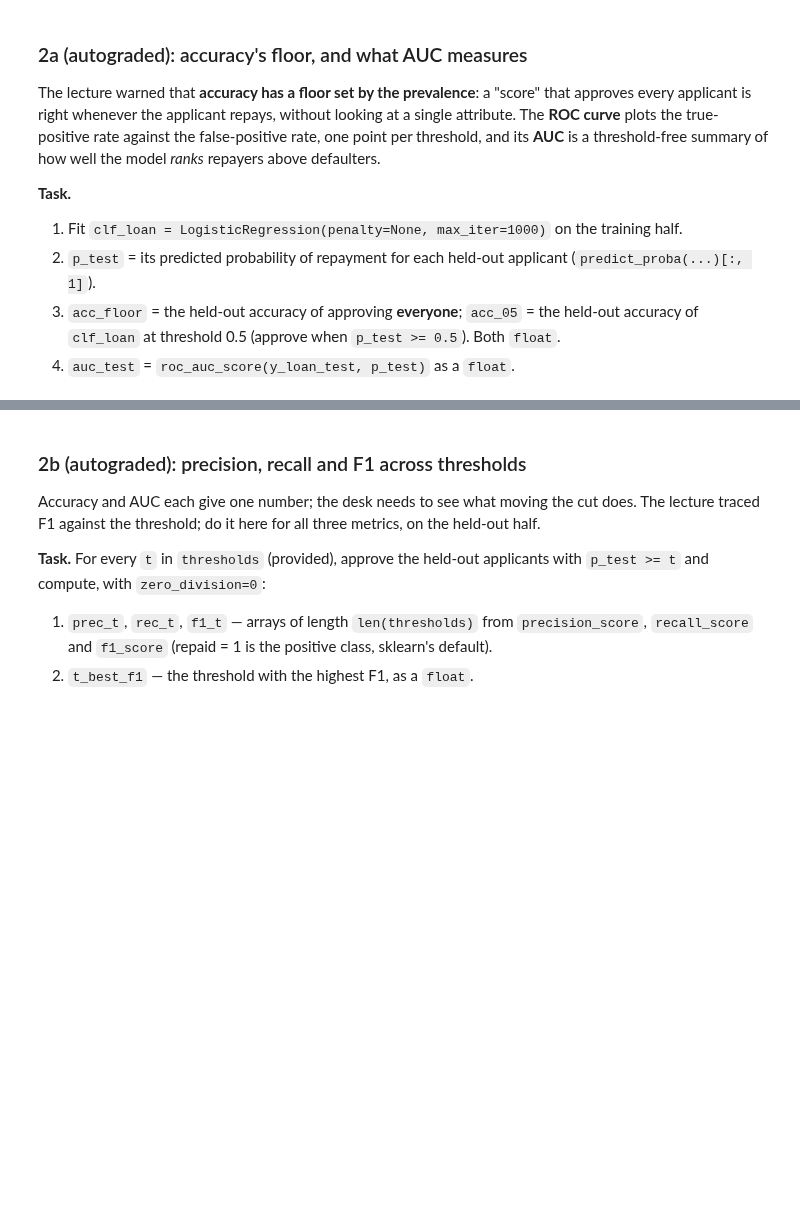
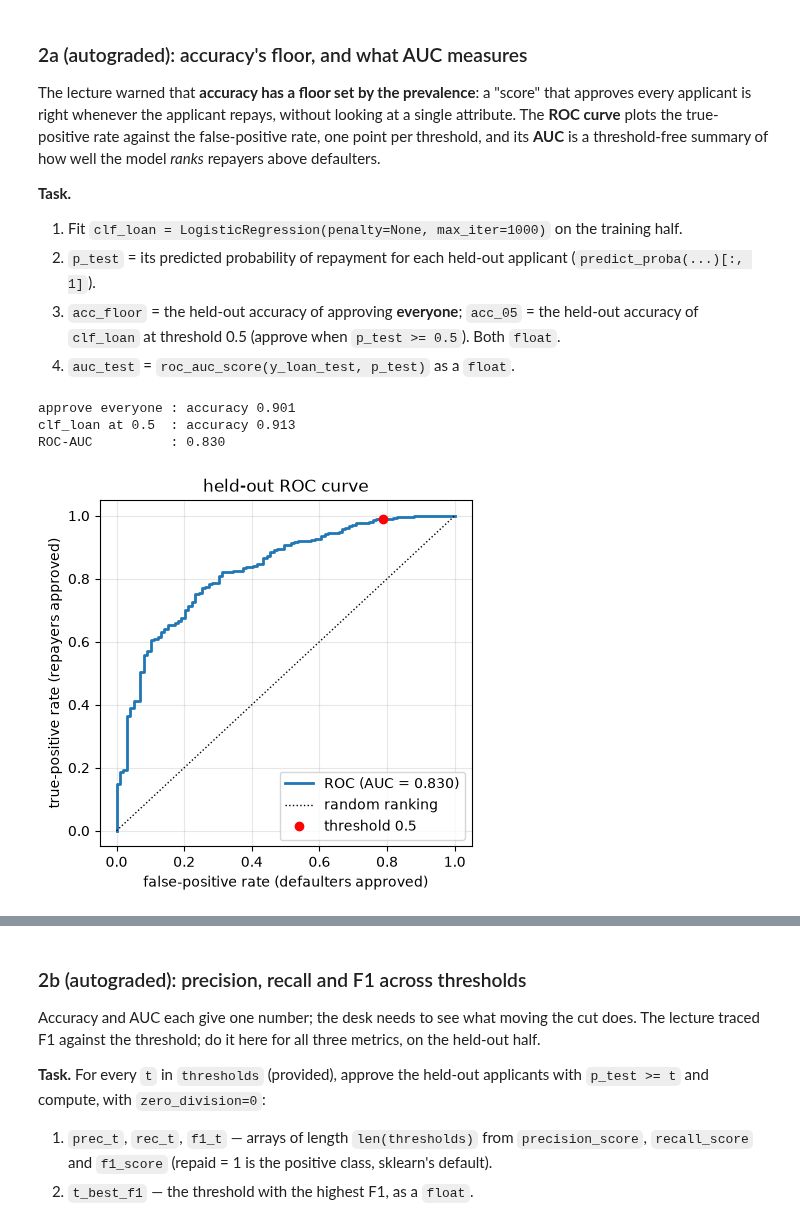
Before and after one commit to WillStill/DS701-Materials-FA26, a Jupyter notebook: class_activity_notebooks/11A-InClass-Exercise-Logistic-Regression-A1/11A-InClass-Exercise-Logistic-Regression-A1.ipynb, the cells around one changed output, grey strips where cells are left out. Drawn from its saved outputs; the diff is of its cells as text; code cells hidden in the pictures; blank space fills up the shorter version.

```diff
--- a/class_activity_notebooks/11A-InClass-Exercise-Logistic-Regression-A1/11A-InClass-Exercise-Logistic-Regression-A1.ipynb
+++ b/class_activity_notebooks/11A-InClass-Exercise-Logistic-Regression-A1/11A-InClass-Exercise-Logistic-Regression-A1.ipynb
@@ -314,20 +356,32 @@ one point per threshold, and its **AUC** is a threshold-free summary of how well
    accuracy of `clf_loan` at threshold 0.5 (approve when `p_test >= 0.5`). Both `float`.
 4. `auc_test` = `roc_auc_score(y_loan_test, p_test)` as a `float`.
 # %%
-...
+clf_loan = LogisticRegression(fit_intercept=True, solver="lbfgs", random_state=SEED)
+clf_loan.fit(X_loan_train, y_loan_train)
+
+p_test = clf_loan.predict_proba(X_loan_test)[:, 1]
+
+acc_floor = accuracy_score(y_loan_test, np.ones_like(y_loan_test))
+acc_05 = accuracy_score(y_loan_test, p_test >= 0.5)
+auc_test = float(roc_auc_score(y_loan_test, p_test))
 
 print(f"approve everyone : accuracy {acc_floor:.3f}")
 print(f"clf_loan at 0.5  : accuracy {acc_05:.3f}")
 print(f"ROC-AUC          : {auc_test:.3f}")
 
 fpr, tpr, _ = roc_curve(y_loan_test, p_test)
 approve = p_test >= 0.5
 plt.figure(figsize=(4.8, 4.5))
 plt.plot(fpr, tpr, lw=2, label=f"ROC (AUC = {auc_test:.3f})")
 plt.plot([0, 1], [0, 1], "k:", lw=1, label="random ranking")
 plt.plot(approve[y_loan_test == 0].mean(), approve[y_loan_test == 1].mean(), "ro", label="threshold 0.5")
 plt.xlabel("false-positive rate (defaulters approved)"); plt.ylabel("true-positive rate (repayers approved)")
 plt.legend(loc="lower right"); plt.grid(alpha=0.3); plt.title("held-out ROC curve")
 plt.show()
+# %% [output]
+approve everyone : accuracy 0.901
+clf_loan at 0.5  : accuracy 0.913
+ROC-AUC          : 0.830
+[figure, added]
 # %%
 grader.check("q4")
```
Also changed, not shown: parts of 13 cells of this notebook, 4 other files.
